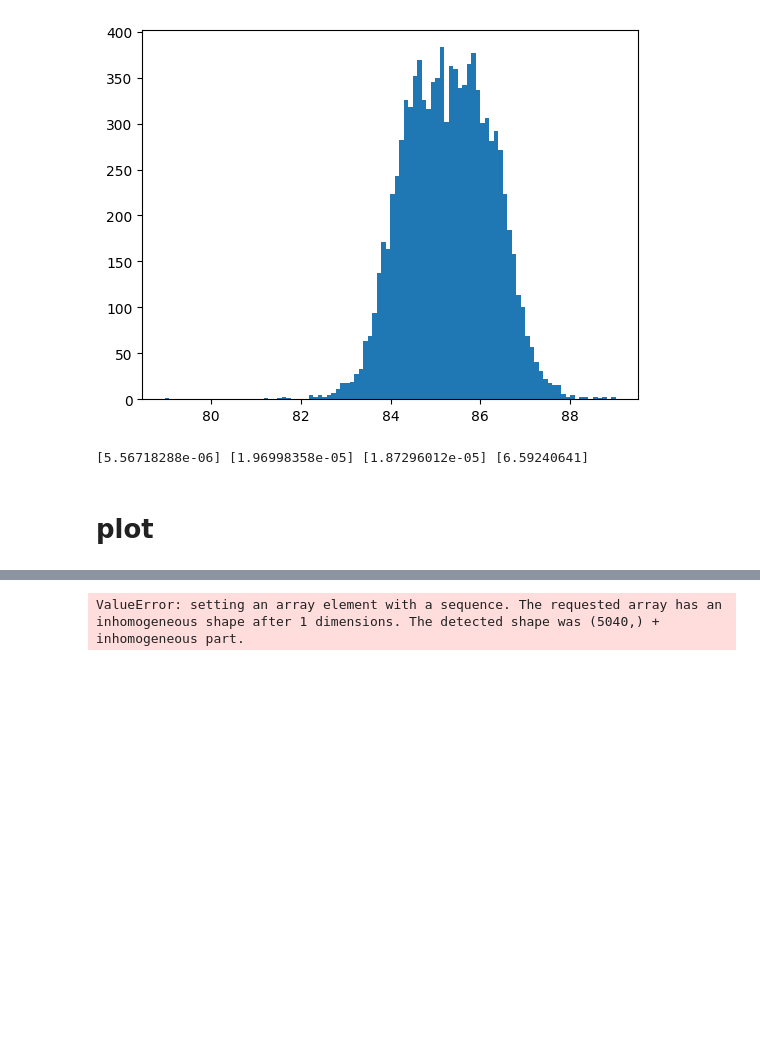
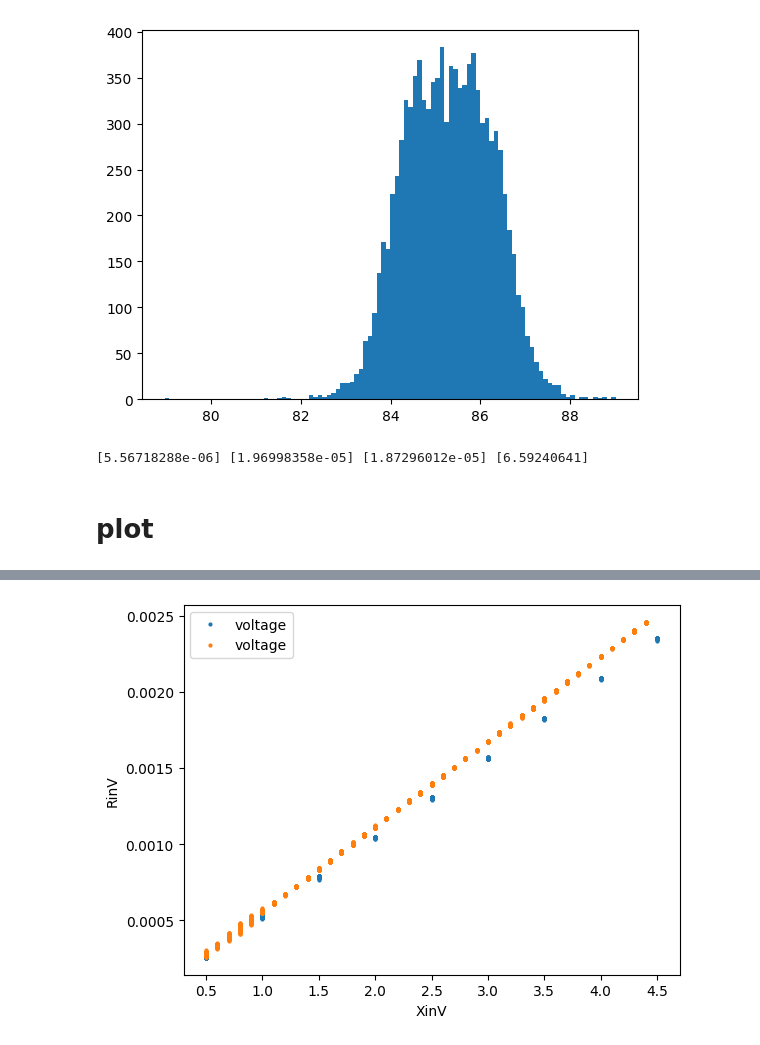
Before and after one commit to vijaypanchalr3/prosus, a Jupyter notebook: src/analysis/analysis.ipynb, the cells around one changed output, grey strips where cells are left out. Saved outputs shown, nothing was run; the diff lists cells and outputs as text; code cells hidden in the pictures; blank space fills up the shorter version.

```diff
--- a/src/analysis/analysis.ipynb
+++ b/src/analysis/analysis.ipynb
@@ -120,9 +122,7 @@ plot(0,0)
 # %%
-file3 = "../data/background1.csv"
-
-data3 = tools.data(file3)
+plot(0,2)
 # %% [output]
-ValueError: setting an array element with a sequence. The requested array has an inhomogeneous shape after 1 dimensions. The detected shape was (5040,) + inhomogeneous part.
+[figure, added]
 # %%
 plot(0,3)
 # %% [output]
```
Also changed, not shown: parts of 6 cells of this notebook, 9 other files.
